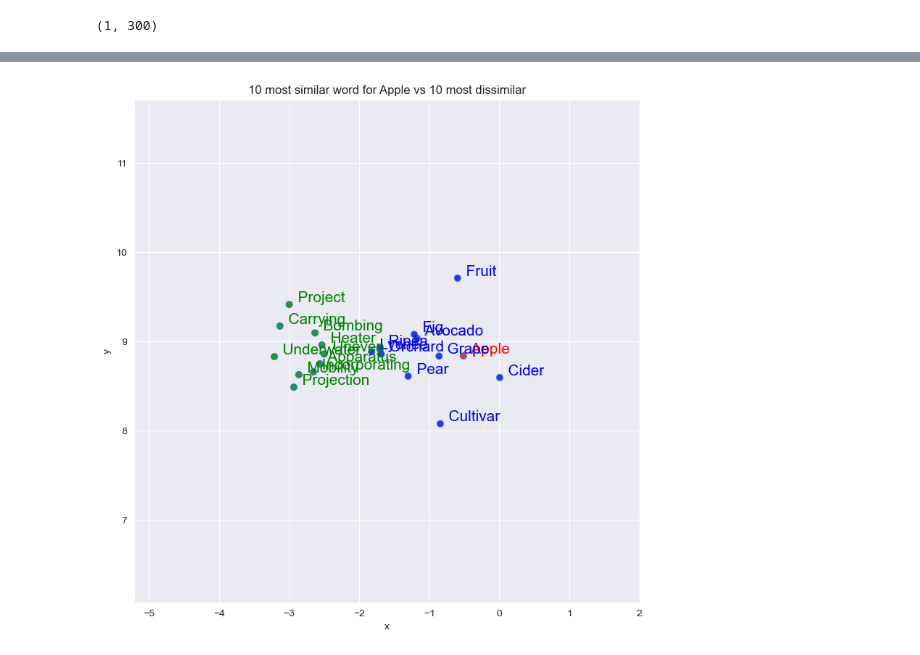
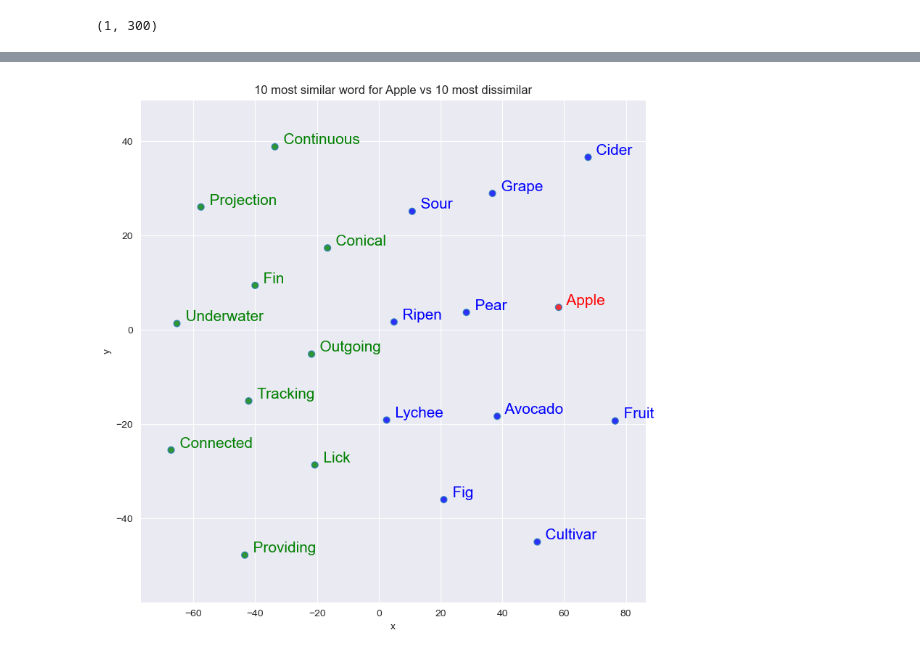
Before and after one commit to Ashheidari/wordrix, a Jupyter notebook: server/model-notebook.ipynb, the cells around one changed output, grey strips where cells are left out. Cells and saved outputs as stored; diff of their text form; code cells hidden in the pictures.

```diff
--- a/server/model-notebook.ipynb
+++ b/server/model-notebook.ipynb
@@ -220,7 +216,7 @@ plot_words(model,"cat",[i[0] for i in model.wv.most_similar(negative=["cat"])])
-# %%
-plot_words_100(model,"apple",[i[0] for i in model.wv.most_similar(negative=["apple"])])
-# %% [output]
-[figure, removed]
+# %%
+plot_words(model,"apple",[i[0] for i in model.wv.most_similar(negative=["apple"])])
+# %% [output]
+[figure, added]
 # %%
 plot_words(model,"jupiter",[i[0] for i in model.wv.most_similar(negative=["jupiter"])])
 # %% [output]
```
Also changed, not shown: parts of 18 cells of this notebook, 5 other files.
